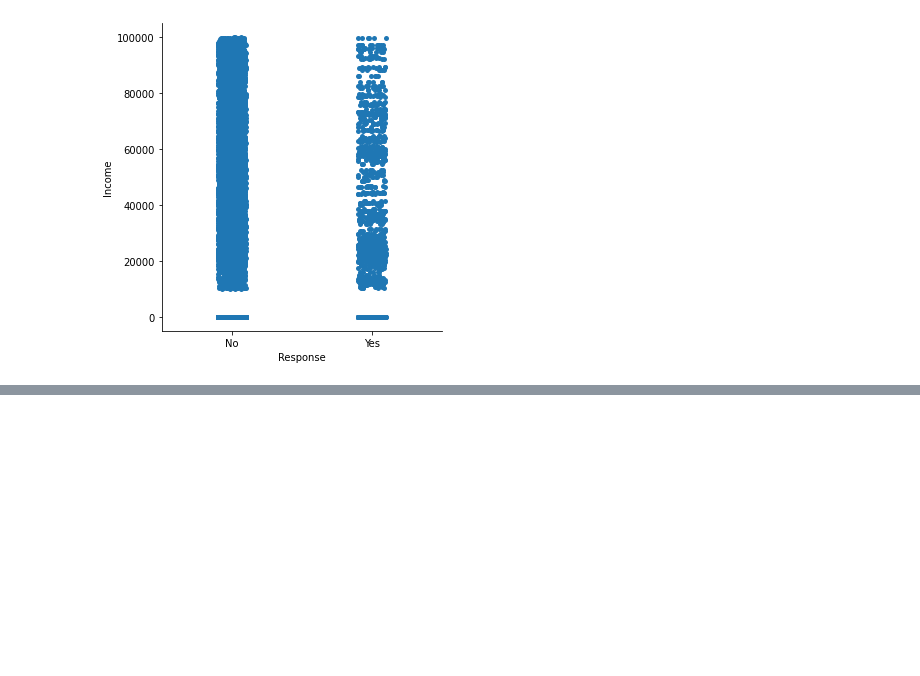
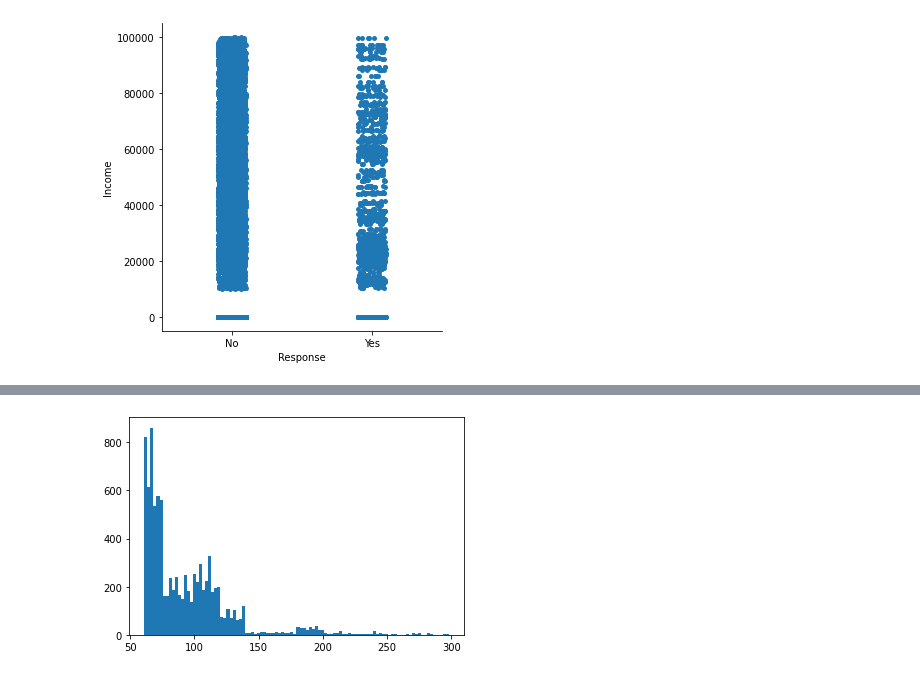
Before and after one commit to rjpeters/lab-customer-analysis-round-2, a Jupyter notebook: Lab2 etc.ipynb, the cells around one changed output, grey strips where cells are left out. Cells and saved outputs as stored; diff of their text form; code cells hidden in the pictures; blank space fills up the shorter version.

```diff
--- a/Lab2 etc.ipynb
+++ b/Lab2 etc.ipynb
@@ -575,0 +579,5 @@ I'm not seeing bell curves here, so I'll say no - they don't look like a normal
+# %%
+plt.hist(numerical['Monthly Premium Auto'], bins=100)
+plt.show()
+# %% [output]
+[figure, added]
```
Also changed, not shown: parts of 41 cells of this notebook.
